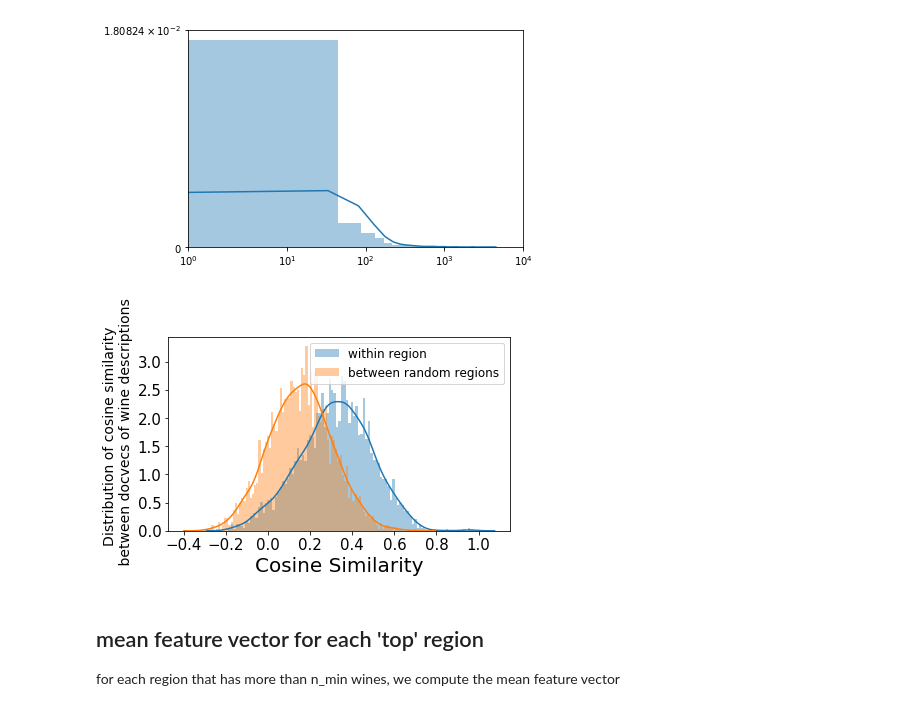
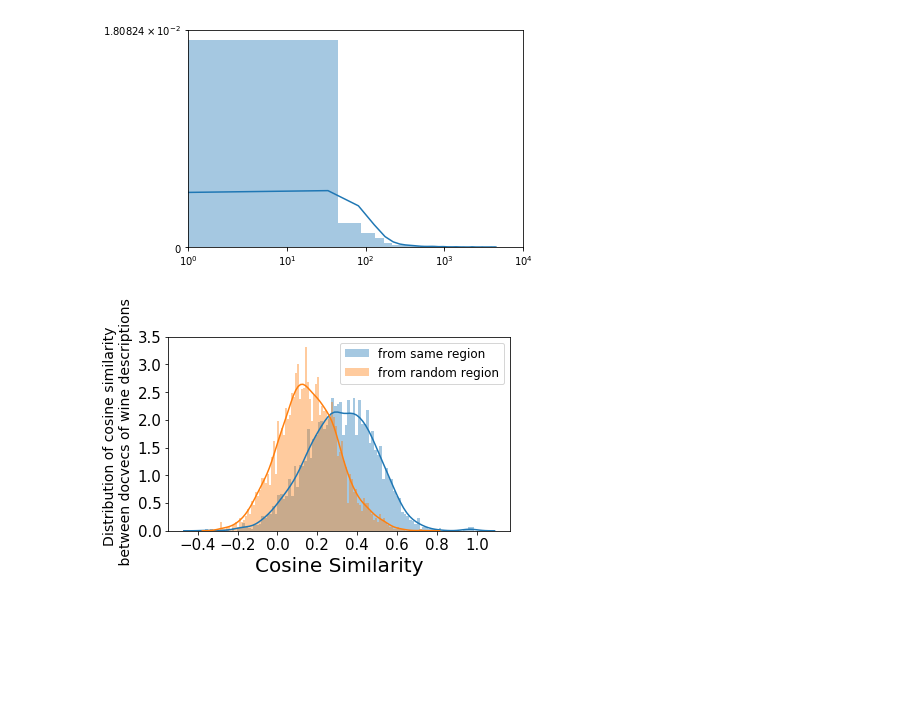
Before and after one commit to josarago/Insight, a Jupyter notebook: training_and_validation.ipynb, the cells around one changed output. Drawn from its saved outputs; the diff is of its cells as text; code cells hidden in the pictures; blank space fills up the shorter version.

Commit message:
large update on jupyter notebook
- creating figures and examples
- looking a bit deeper into regions
- updated app

```diff
--- a/training_and_validation.ipynb
+++ b/training_and_validation.ipynb
@@ -45,37 +86,46 @@ plt.xlim([1,10000])
 (1, 10000)
 [figure]
 # %%
+# let's not consider wine regions or varieties that have less than 50 wines
+n_min=50
 # get the list of regions with more than n_min wines in the DataFrame
-top_regions = wl.get_top_keys(column_name,n_min=50)
-top_region_list = [x for x in top_regions]
+top_regions_list = wl.get_top_keys('region_1',n_min=n_min)
+# top_region_list = [x for x in top_regions]
+
+top_varieties_list = wl.get_top_keys('variety',n_min=50)
 # %%
 # Evaluate how close (cosine) 2 wines from the same region
+# within_variety_cosines = []
 within_region_cosines = []
 random_cosines = []
-for n in range(0,3000):
-    region = random.choice(top_region_list)
-    wines = wl.df[wl.df.region_1==region['name']]
-    if len(wines)>2:
-        d1,d2 = [row.Index for row in wines.sample(n=2).itertuples()]
-        within_region_cosines.append(wl.model.docvecs.similarity(d1,d2))
-        d1,d2 = [row.Index for row in wl.df.sample(n=2).itertuples()]
-        random_cosines.append(wl.model.docvecs.similarity(d1,d2))
+n_sample = 3000
+for n in range(0,n_sample):
+    region = random.choice(top_regions_list)
+    region_wines = wl.df[wl.df.region_1==region['name']]
+    d1,d2 = [row.Index for row in region_wines.sample(n=2).itertuples()]
+    within_region_cosines.append(wl.model.docvecs.similarity(d1,d2))
+
+#     variety = random.choice(top_varieties_list)
+#     variety_wines = wl.df[wl.df.variety==variety['name']]
+#     d1,d2 = [row.Index for row in variety_wines.sample(n=2).itertuples()]
+#     within_variety_cosines.append(wl.model.docvecs.similarity(d1,d2))
+
+    d1,d2 = [row.Index for row in wl.df.sample(n=2).itertuples()]
+    random_cosines.append(wl.model.docvecs.similarity(d1,d2))
 # %%
 sns.distplot(within_region_cosines,bins=100)
+# sns.distplot(within_variety_cosines,bins=100)
 sns.distplot(random_cosines,bins=100)
 # plt.xlim([0.95,1])
 plt.xlabel('Cosine Similarity', fontsize=20)
 plt.xticks(fontsize=15)
 # plt.title('Wines from the same region have higher \n cosine similarity than wine from random regions', fontsize=14)
 plt.ylabel('Distribution of cosine similarity \n between docvecs of wine descriptions', fontsize=14)
 plt.yticks(fontsize=15)
-plt.legend(['within region','between random regions'], fontsize=12)
-# plt.yscale('symlog')
+plt.legend(['from same region','from random region'], fontsize=12)
+plt.ylim([0,3.5])
 plt.tight_layout()
 plt.savefig('figures/within_across_regions.pdf')
 plt.savefig('figures/within_across_regions.png')
 # %% [output]
-[figure, old version]
+[figure, new version]
-# %% [markdown]
-## mean feature vector for each 'top' region
-for each region that has more than n_min wines, we compute the mean feature vector
```
Also changed, not shown: parts of 54 cells of this notebook, 33 other files.
